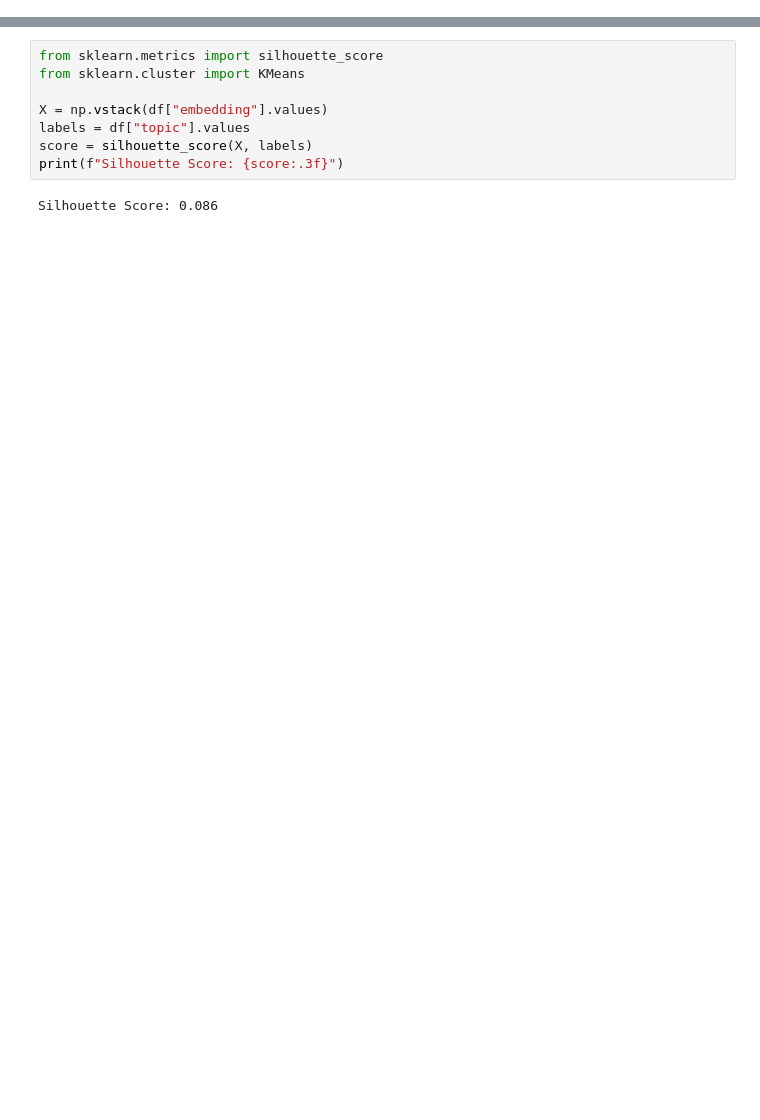
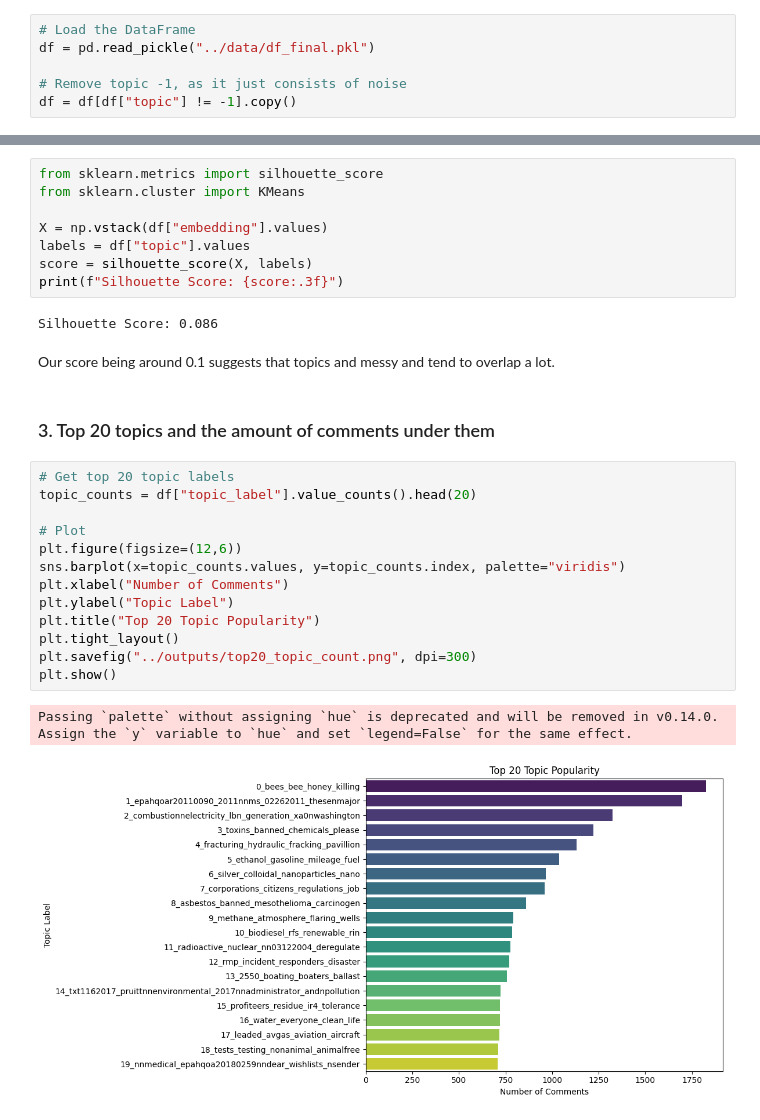
Before and after one commit to wangzey5/TwoSix_Spring25, a Jupyter notebook: sbert/bertopic_analysis.ipynb, the cells around one changed output, grey strips where cells are left out. Drawn from its saved outputs; the diff is of its cells as text; blank space fills up the shorter version.

Commit message:
Added comments and saved figures - bert

```diff
--- a/sbert/bert_visualizations.ipynb
+++ b/sbert/bertopic_analysis.ipynb
@@ -11,0 +13,6 @@ df = df[df["topic"] != -1].copy()
+# %%
+# Load the DataFrame
+df = pd.read_pickle("../data/df_final.pkl")
+
+# Remove topic -1, as it just consists of noise
+df = df[df["topic"] != -1].copy()
@@ -49,3 +93,23 @@ score = silhouette_score(X, labels)
 print(f"Silhouette Score: {score:.3f}")
 # %% [output]
 Silhouette Score: 0.086
+# %% [markdown]
+Our score being around 0.1 suggests that topics and messy and tend to overlap a lot.
+# %% [markdown]
+### 3. Top 20 topics and the amount of comments under them
+# %%
+# Get top 20 topic labels
+topic_counts = df["topic_label"].value_counts().head(20)
+
+# Plot
+plt.figure(figsize=(12,6))
+sns.barplot(x=topic_counts.values, y=topic_counts.index, palette="viridis")
+plt.xlabel("Number of Comments")
+plt.ylabel("Topic Label")
+plt.title("Top 20 Topic Popularity")
+plt.tight_layout()
+plt.savefig("../outputs/top20_topic_count.png", dpi=300)
+plt.show()
+# %% [output]
+Passing `palette` without assigning `hue` is deprecated and will be removed in v0.14.0. Assign the `y` variable to `hue` and set `legend=False` for the same effect.
+[figure, added]
```
Also changed, not shown: parts of 10 cells of this notebook, 2 other files.
